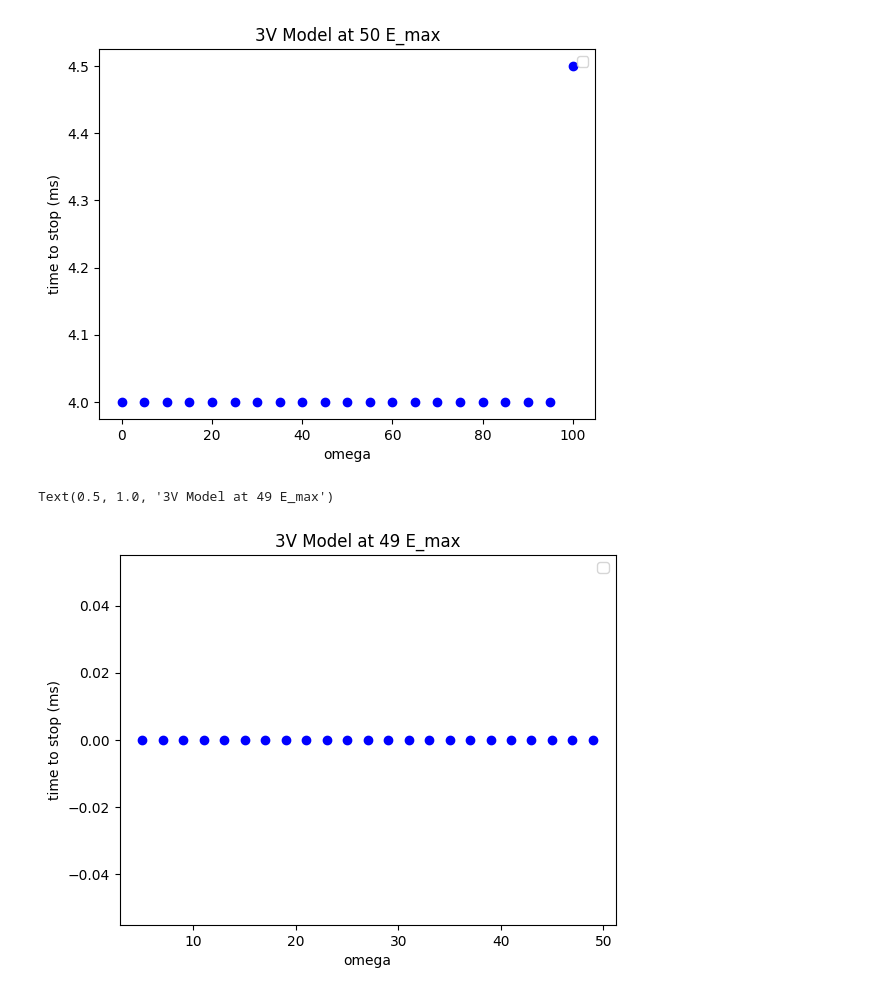
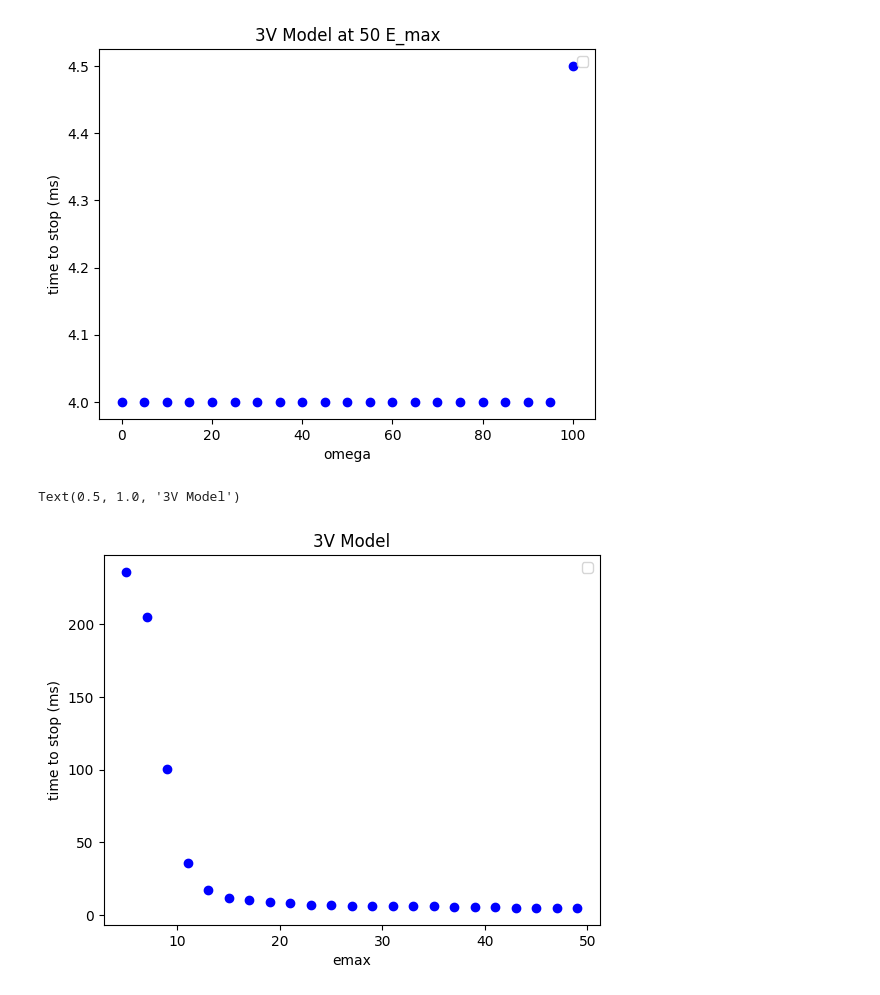
Before and after one commit to William-XiaodongAn/defibrillation, a Jupyter notebook: defrib_3V/FTE_test_analysis_fill_map.ipynb, the cells around one changed output. Cells and saved outputs as stored; diff of their text form; code cells hidden in the pictures.

```diff
--- a/defrib_3V/FTE_test_analysis_fill_map.ipynb
+++ b/defrib_3V/FTE_test_analysis_fill_map.ipynb
@@ -75,35 +75,36 @@ with open('FTE_result_fill_map_emax.csv', 'r') as f:
             j_idx = int(match.group(2))
             k_idx = int(match.group(3))
 
             # 2. Parse the data2 line into a list of floats
             values = [float(x) if x else 0 for x in lines[k+1].strip().split(',')] #exclude last none
-
+            values = values[:-1]
             # 3. Build the nested dictionary structure
             if i_idx not in data2:
                 data2[i_idx] = {}
             if j_idx not in data2[i_idx]:
                 data2[i_idx][j_idx] = {}
             if k_idx not in data2[i_idx][j_idx]:
                 data2[i_idx][j_idx][k_idx] = {}
             data2[i_idx][j_idx][k_idx] = values
 time_to_stop = defaultdict(lambda: defaultdict(float))
 for E_max in sorted(data2[0].keys()):
     for omega_idx in sorted(data2[0][E_max].keys()):
     # find the fisrt value idx > 0.7
         threshold = min(0.72,max(data2[0][E_max][omega_idx]))
         for t_idx, val in enumerate(data2[0][E_max][omega_idx]):
-            if val and val > threshold:
+            if val and val >= threshold:
                 time_to_stop[E_max][omega_idx] = t_idx * dt
                 break
 
 plt.figure()
 for E_max in sorted(data2[0].keys()):
-    plt.scatter(E_max,time_to_stop[E_max][omega],c = 'blue')
+    plt.scatter(E_max,time_to_stop[E_max][0],c = 'blue')
 plt.legend()
 plt.xlabel('emax')
+
 plt.ylabel('time to stop (ms)')
 #plt.savefig('time_to_stop_vs_emax_etimeact.png')
 plt.title(f'3V Model')
 # %% [output]
-Text(0.5, 1.0, '3V Model at 49 E_max')
+Text(0.5, 1.0, '3V Model')
-[figure, old version]
+[figure, new version]
```
Also changed, not shown: parts of 1 cell of this notebook, 4 other files.
